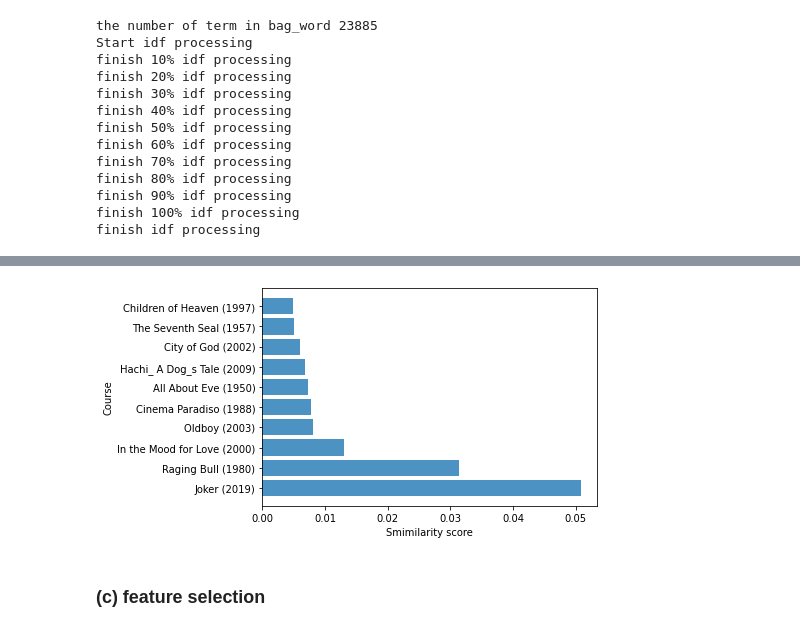
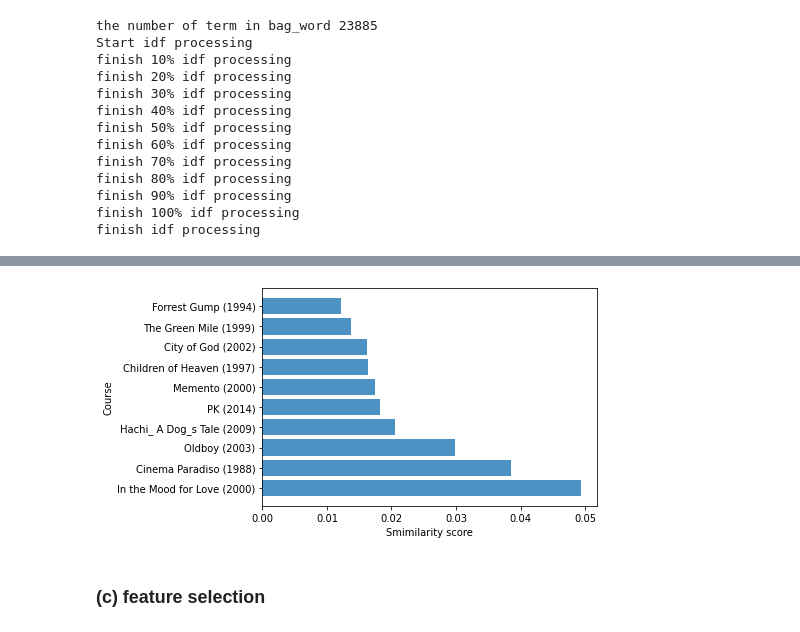
Before and after one commit to music1353/2020-NTHU-Text-Mining, a Jupyter notebook: Information_Retrieval.ipynb, the cells around one changed output, grey strips where cells are left out. Drawn from its saved outputs; the diff is of its cells as text; code cells hidden in the pictures.

```diff
--- a/Information_Retrieval.ipynb
+++ b/Information_Retrieval.ipynb
@@ -204,7 +204,6 @@ class QueryEngine(TF_IDF):
 qe = QueryEngine()
 
 doc_all = qe.load_data_and_tokenize('movies_synopsis/')
-doc_all = qe.text_preprocessing(doc_all, remove_stopwords=False)
 bow_idf = qe.bow_idf(doc_all.values())
 # %% [output]
 the number of term in bag_word 23885
@@ -221,7 +220,7 @@ finish 90% idf processing
 finish 100% idf processing
 finish idf processing
 # %%
-query = "funny comedy movie"
+query = "love and lies movie"
 tfidf_query_result = qe.tfidf_query(doc_all, bow_idf, query)
 print(tfidf_query_result)
 
@@ -232,4 +231,4 @@ finish tfidf processing at 21:07:07
-[figure, old version]
+[figure, new version]
 # %% [markdown]
 ### (c) feature selection
 # %%
```
Also changed, not shown: parts of 4 cells of this notebook.
